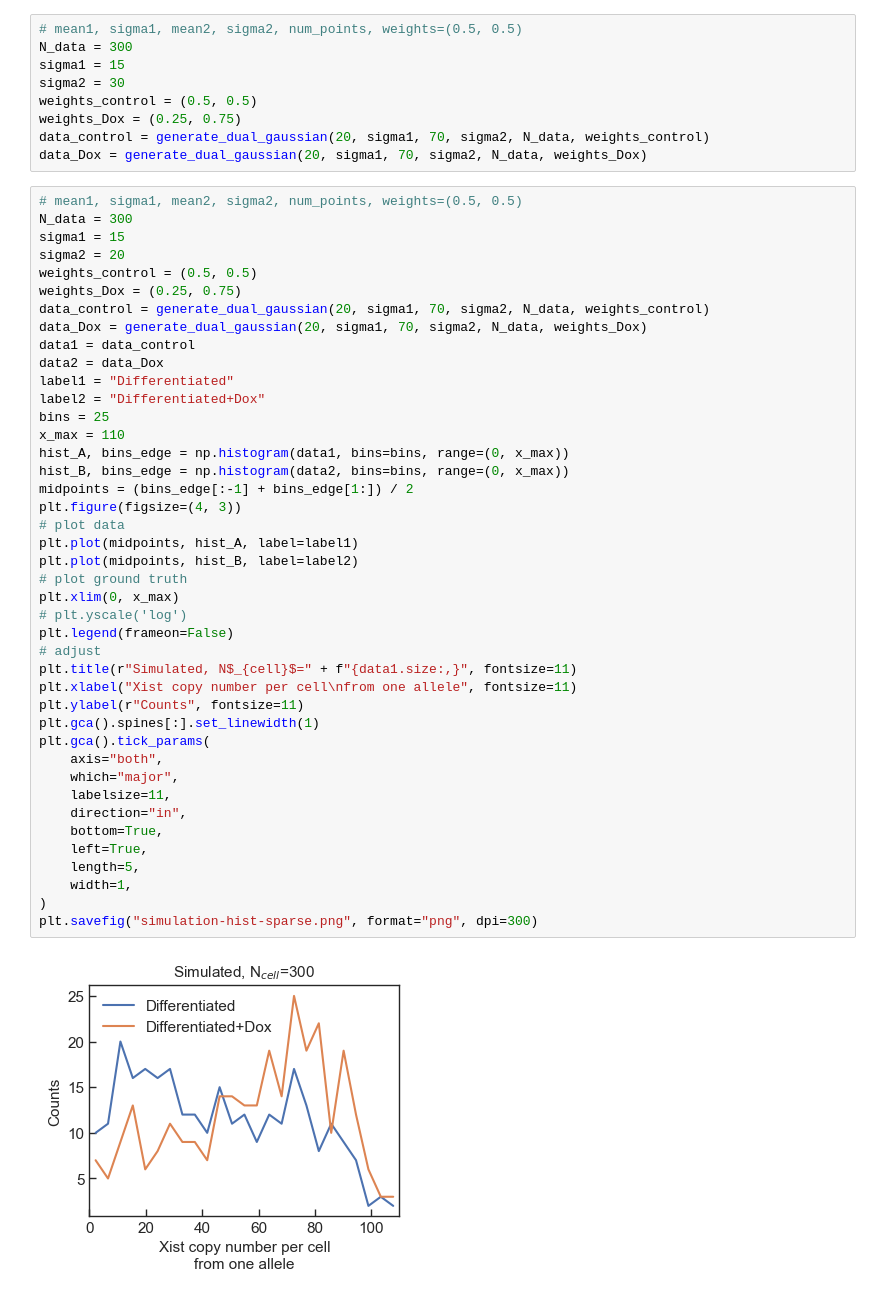
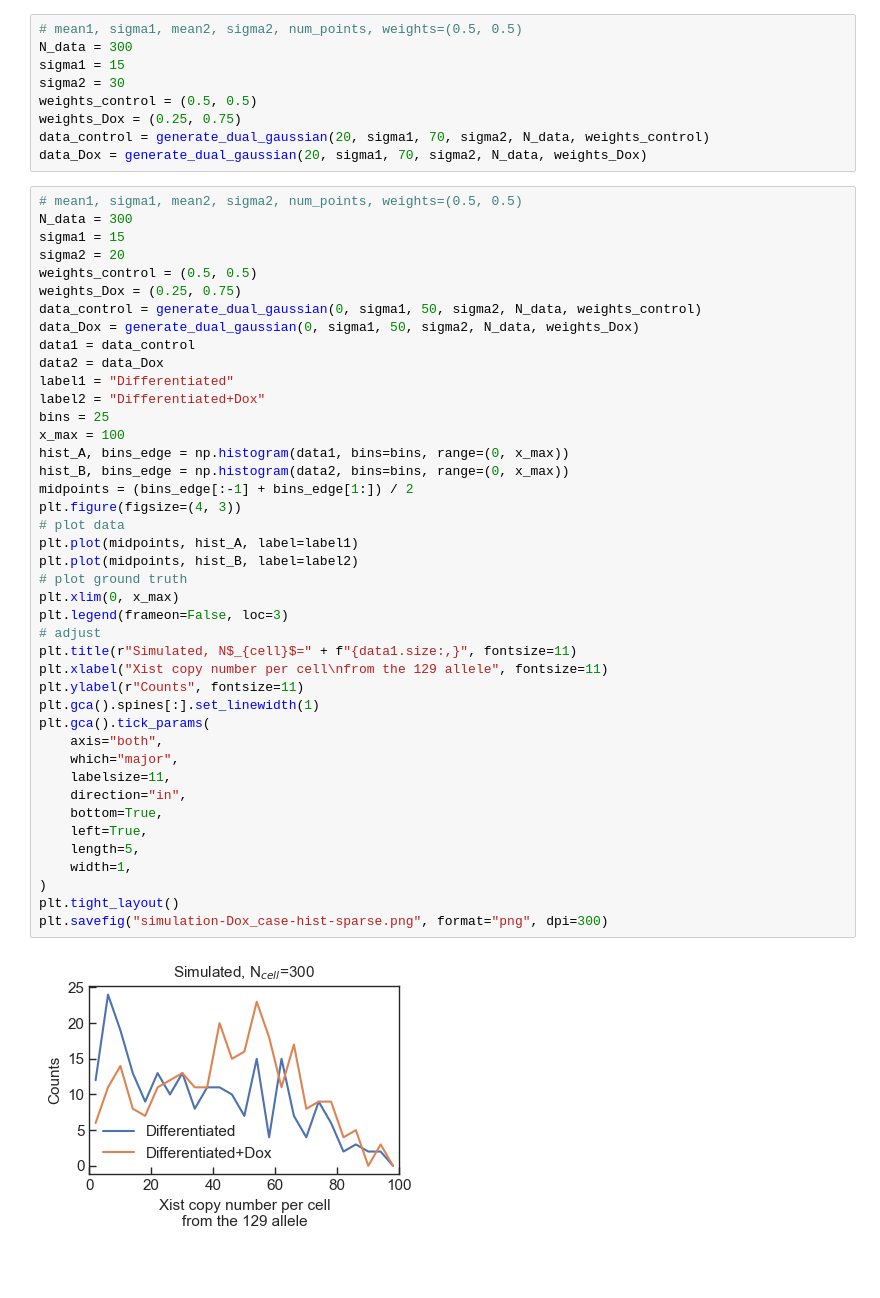
Before and after one commit to Guoming-Gao/GG-general-GuttmanLab, a Jupyter notebook: Simulation-more counts matter.ipynb, the cells around one changed output. Drawn from its saved outputs; the diff is of its cells as text; blank space fills up the shorter version.

```diff
--- a/Simulation-more counts matter.ipynb
+++ b/Simulation-more counts matter.ipynb
@@ -62,43 +62,43 @@ sigma1 = 15
 sigma2 = 20
 weights_control = (0.5, 0.5)
 weights_Dox = (0.25, 0.75)
-data_control = generate_dual_gaussian(20, sigma1, 70, sigma2, N_data, weights_control)
-data_Dox = generate_dual_gaussian(20, sigma1, 70, sigma2, N_data, weights_Dox)
+data_control = generate_dual_gaussian(0, sigma1, 50, sigma2, N_data, weights_control)
+data_Dox = generate_dual_gaussian(0, sigma1, 50, sigma2, N_data, weights_Dox)
 data1 = data_control
 data2 = data_Dox
 label1 = "Differentiated"
 label2 = "Differentiated+Dox"
 bins = 25
-x_max = 110
+x_max = 100
 hist_A, bins_edge = np.histogram(data1, bins=bins, range=(0, x_max))
 hist_B, bins_edge = np.histogram(data2, bins=bins, range=(0, x_max))
 midpoints = (bins_edge[:-1] + bins_edge[1:]) / 2
 plt.figure(figsize=(4, 3))
 # plot data
 plt.plot(midpoints, hist_A, label=label1)
 plt.plot(midpoints, hist_B, label=label2)
 # plot ground truth
 plt.xlim(0, x_max)
-# plt.yscale('log')
-plt.legend(frameon=False)
+plt.legend(frameon=False, loc=3)
 # adjust
 plt.title(r"Simulated, N$_{cell}$=" + f"{data1.size:,}", fontsize=11)
-plt.xlabel("Xist copy number per cell\nfrom one allele", fontsize=11)
+plt.xlabel("Xist copy number per cell\nfrom the 129 allele", fontsize=11)
 plt.ylabel(r"Counts", fontsize=11)
 plt.gca().spines[:].set_linewidth(1)
 plt.gca().tick_params(
     axis="both",
     which="major",
     labelsize=11,
     direction="in",
     bottom=True,
     left=True,
     length=5,
     width=1,
 )
-plt.savefig("simulation-hist-sparse.png", format="png", dpi=300)
+plt.tight_layout()
+plt.savefig("simulation-Dox_case-hist-sparse.png", format="png", dpi=300)
 # %% [output]
-[figure, old version]
+[figure, new version]
 # %%
 # mean1, sigma1, mean2, sigma2, num_points, weights=(0.5, 0.5)
 N_data = 30000
```
Also changed, not shown: parts of 4 cells of this notebook.
